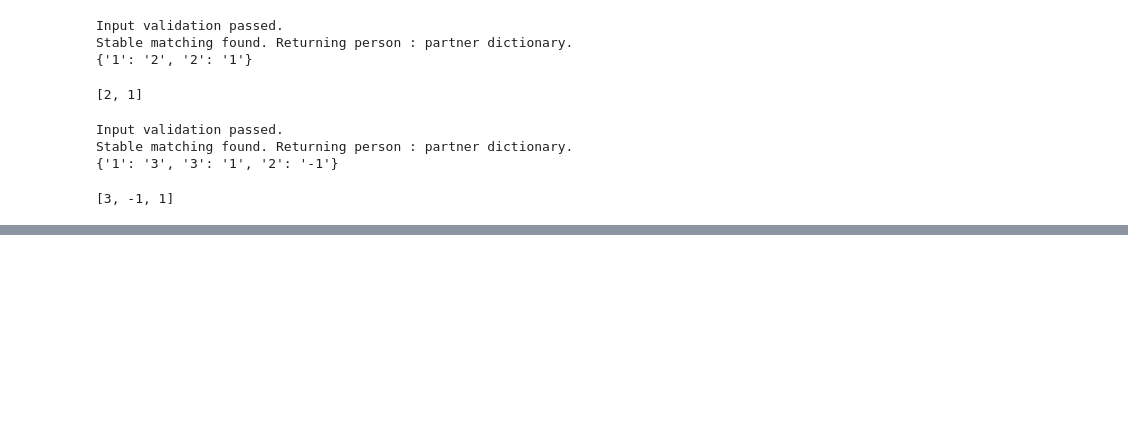
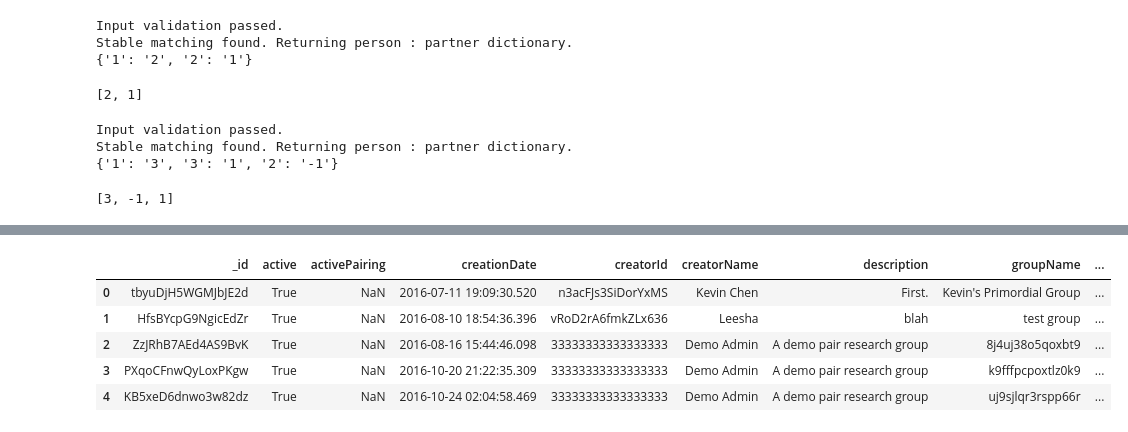
Before and after one commit to melissachen2000/pair-research-matching-alg, a Jupyter notebook: stable-matching/StableRoommatesMatching.ipynb, the cells around one changed output, grey strips where cells are left out. Drawn from its saved outputs; the diff is of its cells as text; code cells hidden in the pictures; blank space fills up the shorter version.

```diff
--- a/stable-matching/StableRoommatesMatching.ipynb
+++ b/stable-matching/StableRoommatesMatching.ipynb
@@ -736,0 +747,6 @@ Stable matching found. Returning person : partner dictionary.
+# %%
+uri = 'mongodb://user:pwd@ds011419.mlab.com:11419/pair-research'
+dbName = 'pair-research'
+client = MongoClient(uri)
+db = client[dbName]
+db.collection_names()
@@ -736,0 +776,10 @@ Stable matching found. Returning person : partner dictionary.
+# %%
+groups = pd.DataFrame(list(db.groups.find()))
+groups.head()
+# %% [output]
+|  | _id | active | activePairing | creationDate | creatorId | creatorName | description | groupName | ... |
+| 0 | tbyuDjH5WGMJbJE2d | True | NaN | 2016-07-11 19:09:30.520 | n3acFJs3SiDorYxMS | Kevin Chen | First. | Kevin's Primordial Group | ... |
+| 1 | HfsBYcpG9NgicEdZr | True | NaN | 2016-08-10 18:54:36.396 | vRoD2rA6fmkZLx636 | Leesha | blah | test group | ... |
+| 2 | ZzJRhB7AEd4AS9BvK | True | NaN | 2016-08-16 15:44:46.098 | 33333333333333333 | Demo Admin | A demo pair research group | 8j4uj38o5qoxbt9 | ... |
+| 3 | PXqoCFnwQyLoxPKgw | True | NaN | 2016-10-20 21:22:35.309 | 33333333333333333 | Demo Admin | A demo pair research group | k9fffpcpoxtlz0k9 | ... |
+| 4 | KB5xeD6dnwo3w82dz | True | NaN | 2016-10-24 02:04:58.469 | 33333333333333333 | Demo Admin | A demo pair research group | uj9sjlqr3rspp66r | ... |
```
Also changed, not shown: parts of 13 cells of this notebook.
